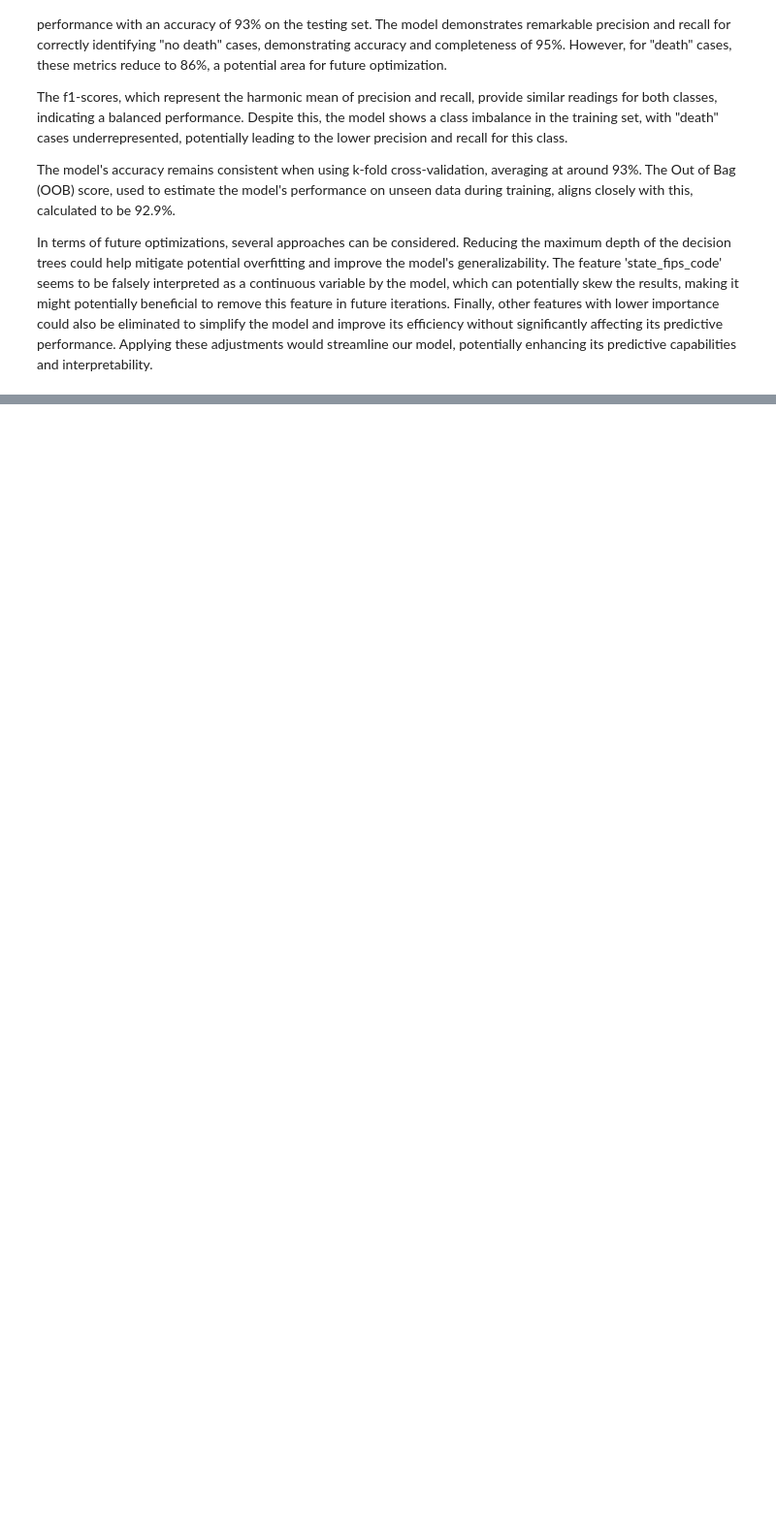
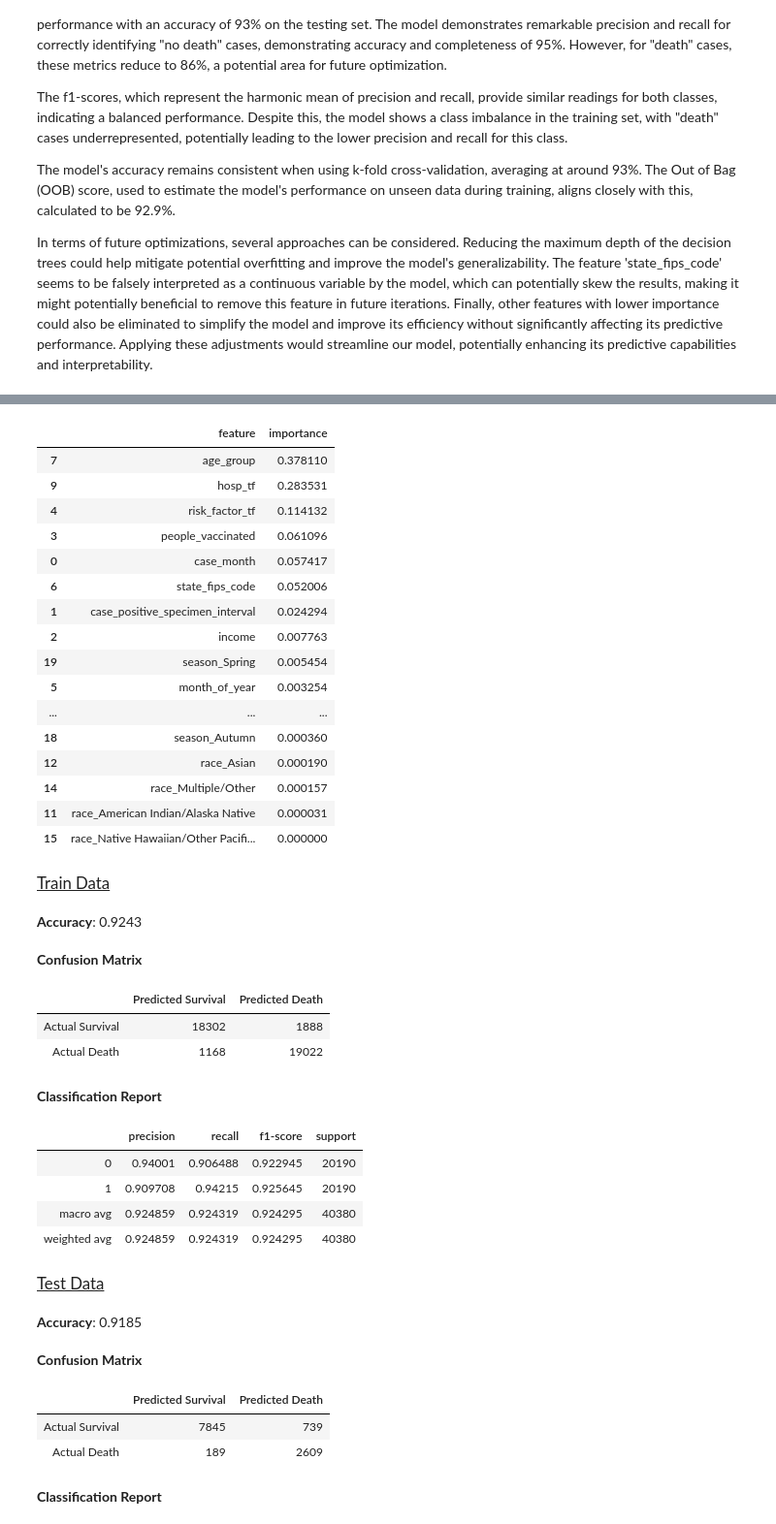
Before and after one commit to tlopesx/Assignment-2, a Jupyter notebook: 22202398_Submission/22202398-Homework2-Notebook.ipynb, the cells around one changed output, grey strips where cells are left out. Shown at 97% size. Cells and saved outputs as stored; diff of their text form; code cells hidden in the pictures; blank space fills up the shorter version.

```diff
--- a/22202398_Submission/22202398-Homework2-Notebook.ipynb
+++ b/22202398_Submission/22202398-Homework2-Notebook.ipynb
@@ -2317,0 +2478,42 @@ In terms of future optimizations, several approaches can be considered. Reducing
+# %%
+X_train_opt2 = X_train_opt1.copy()
+y_train_opt2 = y_train_opt1.copy()
+
+train_and_evaluate_random_forest(X_train_opt2, y_train_opt2, max_depth = 4)
+# %% [output]
+|  | feature | importance |
+| 7 | age_group | 0.378110 |
+| 9 | hosp_tf | 0.283531 |
+| 4 | risk_factor_tf | 0.114132 |
+| 3 | people_vaccinated | 0.061096 |
+| 0 | case_month | 0.057417 |
+| 6 | state_fips_code | 0.052006 |
+| 1 | case_positive_specimen_interval | 0.024294 |
+| 2 | income | 0.007763 |
+| 19 | season_Spring | 0.005454 |
+| 5 | month_of_year | 0.003254 |
+| ... | ... | ... |
+| 18 | season_Autumn | 0.000360 |
+| 12 | race_Asian | 0.000190 |
+| 14 | race_Multiple/Other | 0.000157 |
+| 11 | race_American Indian/Alaska Native | 0.000031 |
+| 15 | race_Native Hawaiian/Other Pacifi... | 0.000000 |
+Train Data
+Accuracy: 0.9243
+Confusion Matrix
+|  | Predicted Survival | Predicted Death |
+| Actual Survival | 18302 | 1888 |
+| Actual Death | 1168 | 19022 |
+Classification Report
+|  | precision | recall | f1-score | support |
+| 0 | 0.94001 | 0.906488 | 0.922945 | 20190 |
+| 1 | 0.909708 | 0.94215 | 0.925645 | 20190 |
+| macro avg | 0.924859 | 0.924319 | 0.924295 | 40380 |
+| weighted avg | 0.924859 | 0.924319 | 0.924295 | 40380 |
+Test Data
+Accuracy: 0.9185
+Confusion Matrix
+|  | Predicted Survival | Predicted Death |
+| Actual Survival | 7845 | 739 |
+| Actual Death | 189 | 2609 |
+Classification Report
```
Also changed, not shown: parts of 40 cells of this notebook.
